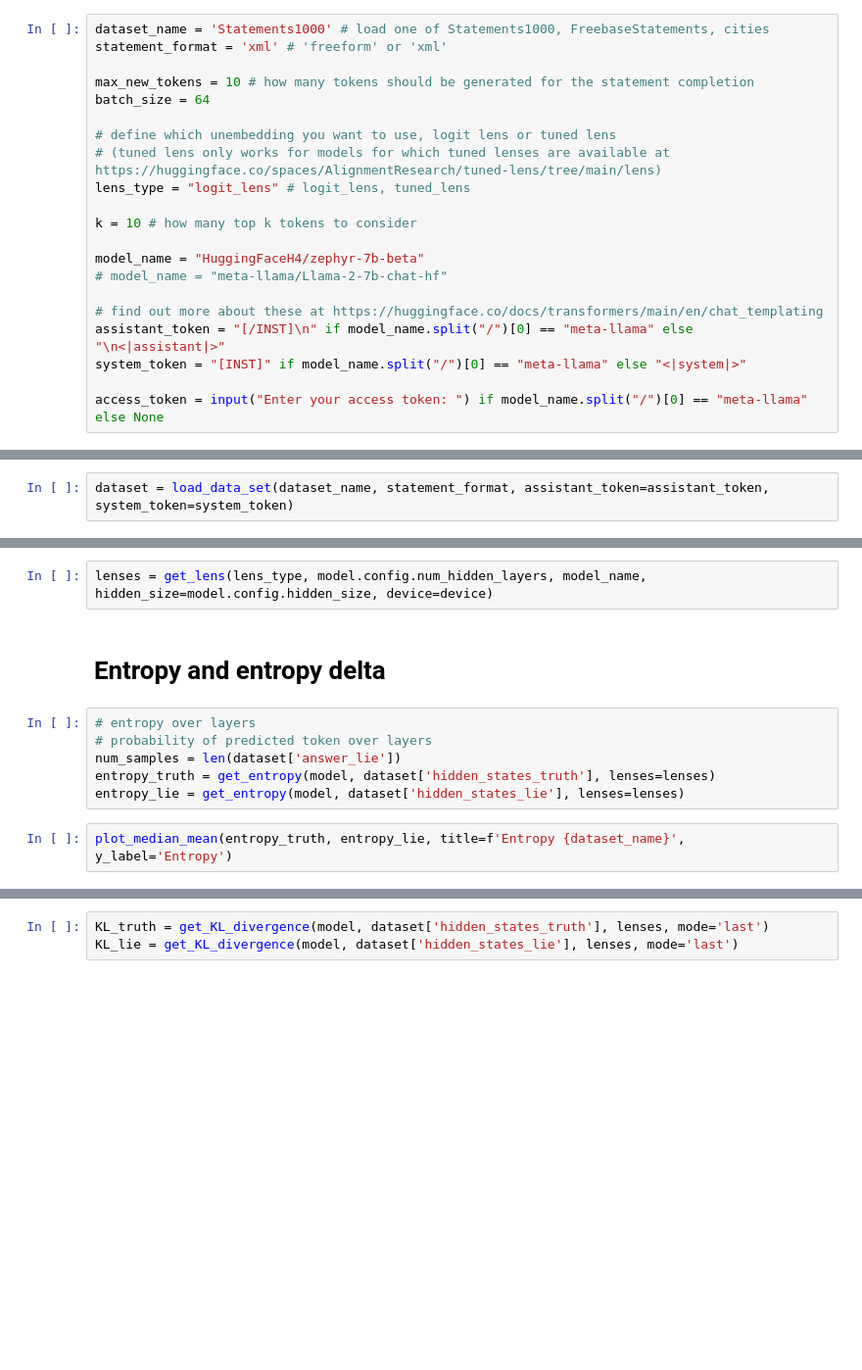
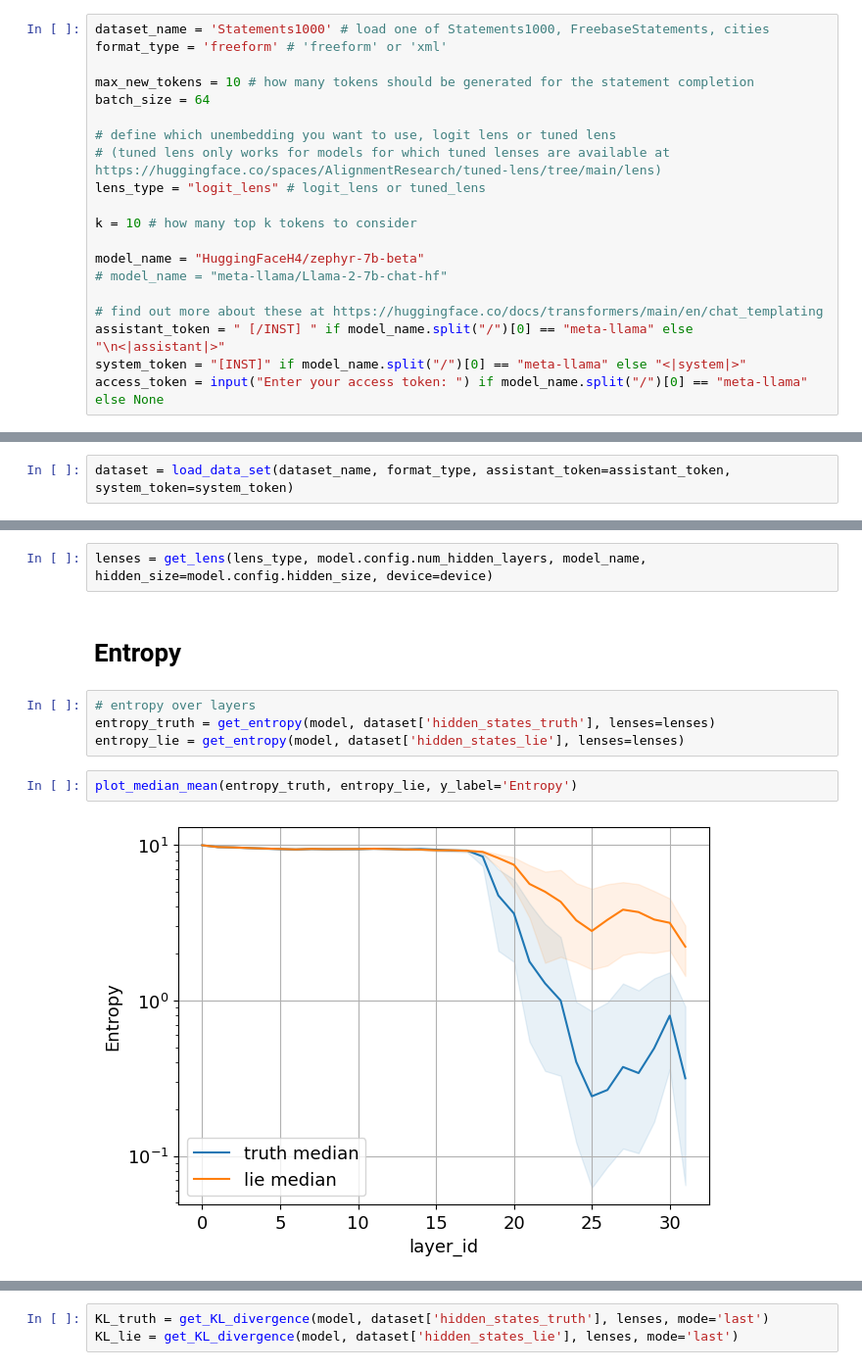
Before and after one commit to annahdo/info_theoretic_study_lying, a Jupyter notebook: demo.ipynb, the cells around one changed output, grey strips where cells are left out. Shown at 98% size. Drawn from its saved outputs; the diff is of its cells as text; blank space fills up the shorter version.

```diff
--- a/demo.ipynb
+++ b/demo.ipynb
@@ -20,14 +20,14 @@ from plots import *
 # Parameters
 # %%
 dataset_name = 'Statements1000' # load one of Statements1000, FreebaseStatements, cities
-statement_format = 'xml' # 'freeform' or 'xml'
+format_type = 'freeform' # 'freeform' or 'xml'
 
 max_new_tokens = 10 # how many tokens should be generated for the statement completion
 batch_size = 64
 
 # define which unembedding you want to use, logit lens or tuned lens
 # (tuned lens only works for models for which tuned lenses are available at https://huggingface.co/spaces/AlignmentResearch/tuned-lens/tree/main/lens)
-lens_type = "logit_lens" # logit_lens, tuned_lens
+lens_type = "logit_lens" # logit_lens or tuned_lens
 
 k = 10 # how many top k tokens to consider
 
@@ -35,9 +35,8 @@ model_name = "HuggingFaceH4/zephyr-7b-beta"
 # model_name = "meta-llama/Llama-2-7b-chat-hf"
 
 # find out more about these at https://huggingface.co/docs/transformers/main/en/chat_templating
-assistant_token = "[/INST]\n" if model_name.split("/")[0] == "meta-llama" else "\n<|assistant|>"
+assistant_token = " [/INST] " if model_name.split("/")[0] == "meta-llama" else "\n<|assistant|>"
 system_token = "[INST]" if model_name.split("/")[0] == "meta-llama" else "<|system|>"
-
 access_token = input("Enter your access token: ") if model_name.split("/")[0] == "meta-llama" else None
 # %% [markdown]
 # Load Model
@@ -53,4 +54,4 @@ tokenizer.pad_token_id = tokenizer.eos_token_id
 # %% [markdown]
 # Load data set
 # %%
-dataset = load_data_set(dataset_name, statement_format, assistant_token=assistant_token, system_token=system_token)
+dataset = load_data_set(dataset_name, format_type, assistant_token=assistant_token, system_token=system_token)
@@ -74,12 +104,12 @@ dataset['hidden_states_truth'] = get_hidden_from_tokens(model, module_names, dat
 # %%
 lenses = get_lens(lens_type, model.config.num_hidden_layers, model_name, hidden_size=model.config.hidden_size, device=device)
 # %% [markdown]
-# Entropy and entropy delta
+# Entropy
 # %%
 # entropy over layers
-# probability of predicted token over layers
-num_samples = len(dataset['answer_lie'])
 entropy_truth = get_entropy(model, dataset['hidden_states_truth'], lenses=lenses)
 entropy_lie = get_entropy(model, dataset['hidden_states_lie'], lenses=lenses)
 # %%
-plot_median_mean(entropy_truth, entropy_lie, title=f'Entropy {dataset_name}', y_label='Entropy')
+plot_median_mean(entropy_truth, entropy_lie, y_label='Entropy')
+# %% [output]
+[figure, added]
```
Also changed, not shown: parts of 21 cells of this notebook, 4 other files.
